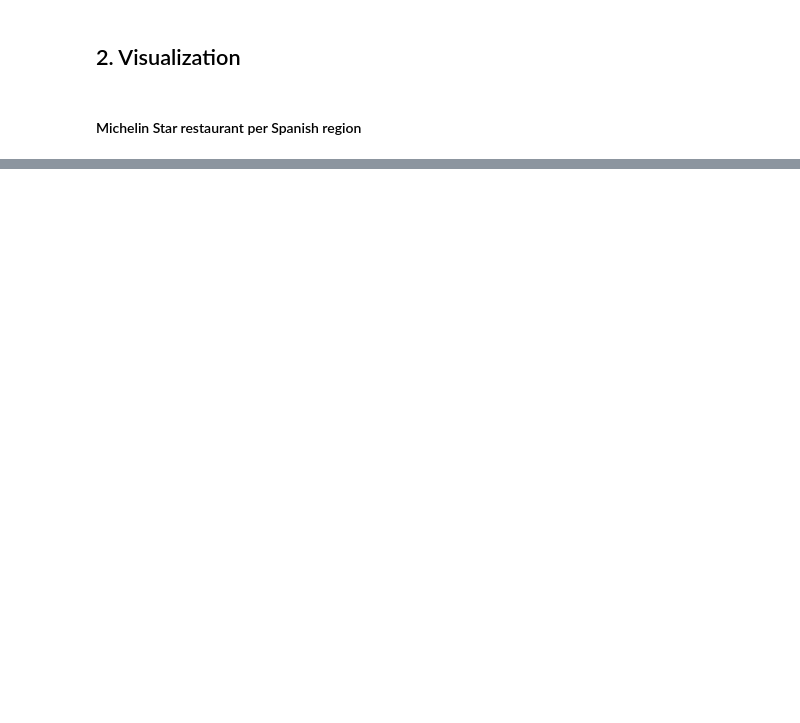
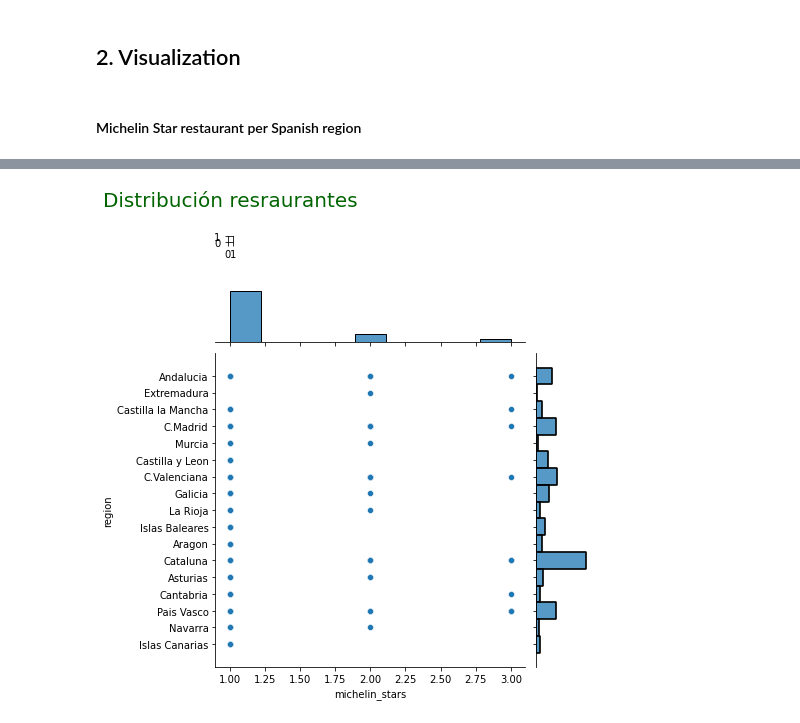
Before and after one commit to angelanavarrog/Michelin-Star-Restaurants-debunking-myths, a Jupyter notebook: Analysis 1: Restaurants/Visualization.ipynb, the cells around one changed output, grey strips where cells are left out. Cells and saved outputs as stored; diff of their text form; code cells hidden in the pictures; blank space fills up the shorter version.

```diff
--- a/Analysis 1: Restaurants/Visualization.ipynb
+++ b/Analysis 1: Restaurants/Visualization.ipynb
@@ -133,0 +178,17 @@ restaurants.groupby(['region']).count()['restaurant'].plot(kind='bar',color = 'r
+# %%
+fig, ax = plt.subplots(figsize = (0.1,0.1))
+font = {'family': 'serif',
+        'color':  'darkgreen',
+        'weight': 'normal',
+        'size': 30,
+        }
+ax.set_title('Distribución resraurantes',
+             pad = 30,
+             fontdict = {'fontsize':20, 'color': 'darkgreen'})
+sns.jointplot(restaurants.michelin_stars, restaurants.region)
+plt.xlabel('Michelin stars', fontdict=font)
+plt.ylabel('Region', fontdict=font)
+plt.show()
+# %% [output]
+[figure, added]
+[figure, added]
```
Also changed, not shown: parts of 32 cells of this notebook, 5 other files.
